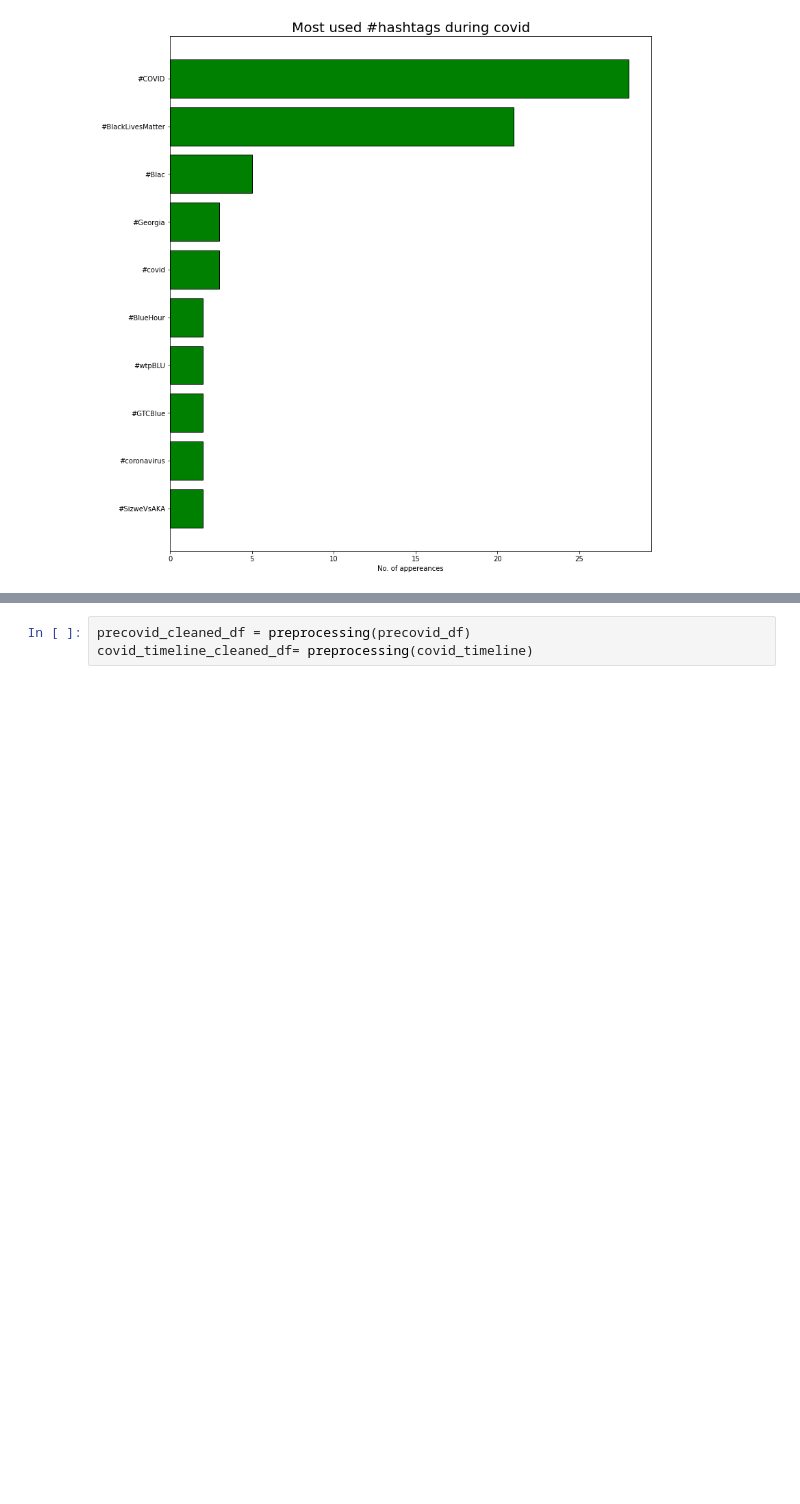
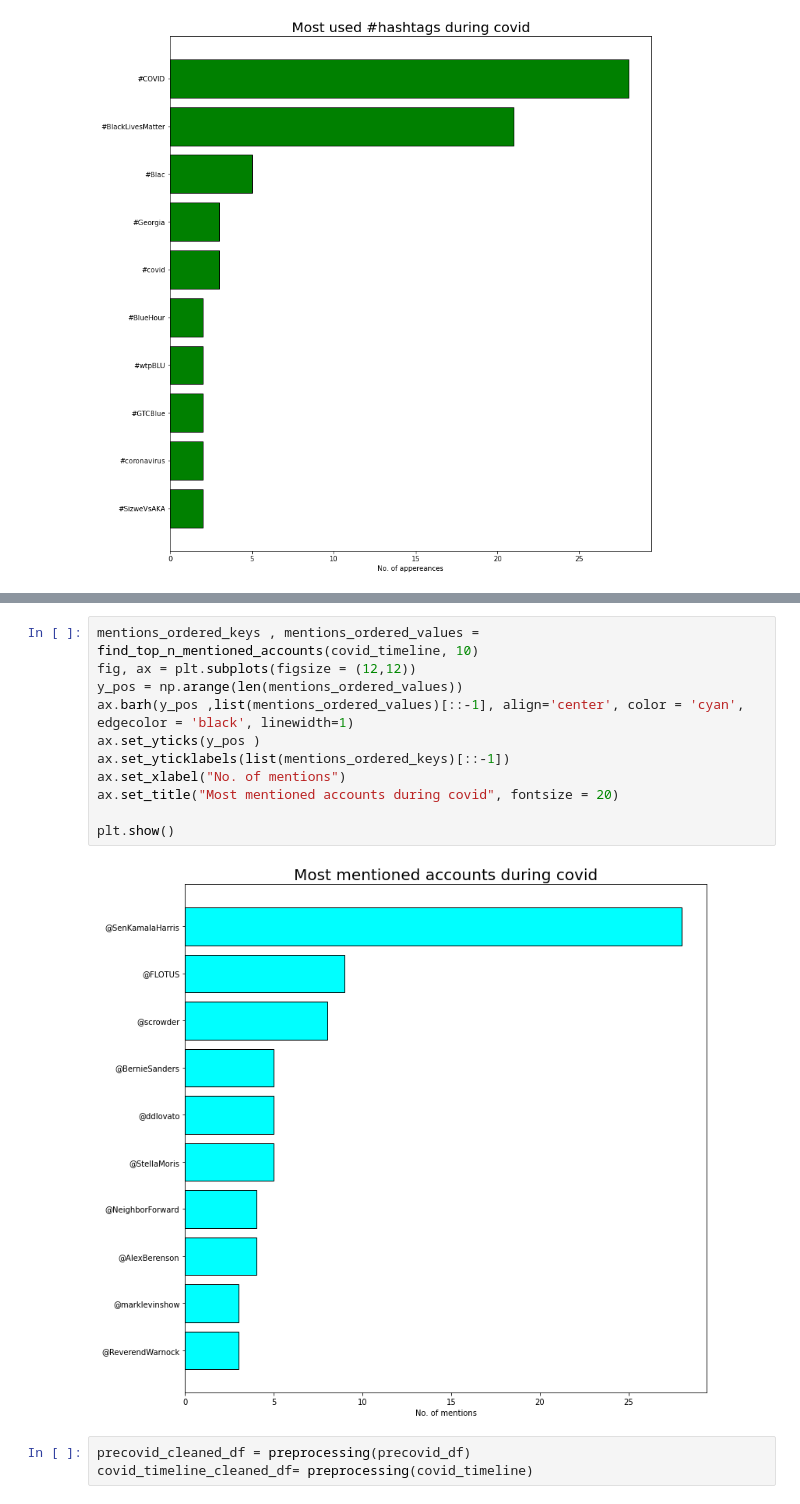
Before and after one commit to revanth802/CMPE-255-FA2020-Team6, a Jupyter notebook: Notebook.ipynb, the cells around one changed output, grey strips where cells are left out. Saved outputs shown, nothing was run; the diff lists cells and outputs as text; blank space fills up the shorter version.

```diff
--- a/Notebook.ipynb
+++ b/Notebook.ipynb
@@ -239,3 +276,16 @@ plt.show()
+# %%
+mentions_ordered_keys , mentions_ordered_values = find_top_n_mentioned_accounts(covid_timeline, 10)
+fig, ax = plt.subplots(figsize = (12,12))
+y_pos = np.arange(len(mentions_ordered_values))
+ax.barh(y_pos ,list(mentions_ordered_values)[::-1], align='center', color = 'cyan', edgecolor = 'black', linewidth=1)
+ax.set_yticks(y_pos )
+ax.set_yticklabels(list(mentions_ordered_keys)[::-1])
+ax.set_xlabel("No. of mentions")
+ax.set_title("Most mentioned accounts during covid", fontsize = 20)
+
+plt.show()
+# %% [output]
+[figure, added]
 # %%
 precovid_cleaned_df = preprocessing(precovid_df)
 covid_timeline_cleaned_df= preprocessing(covid_timeline)
```
Also changed, not shown: parts of 2 cells of this notebook.
